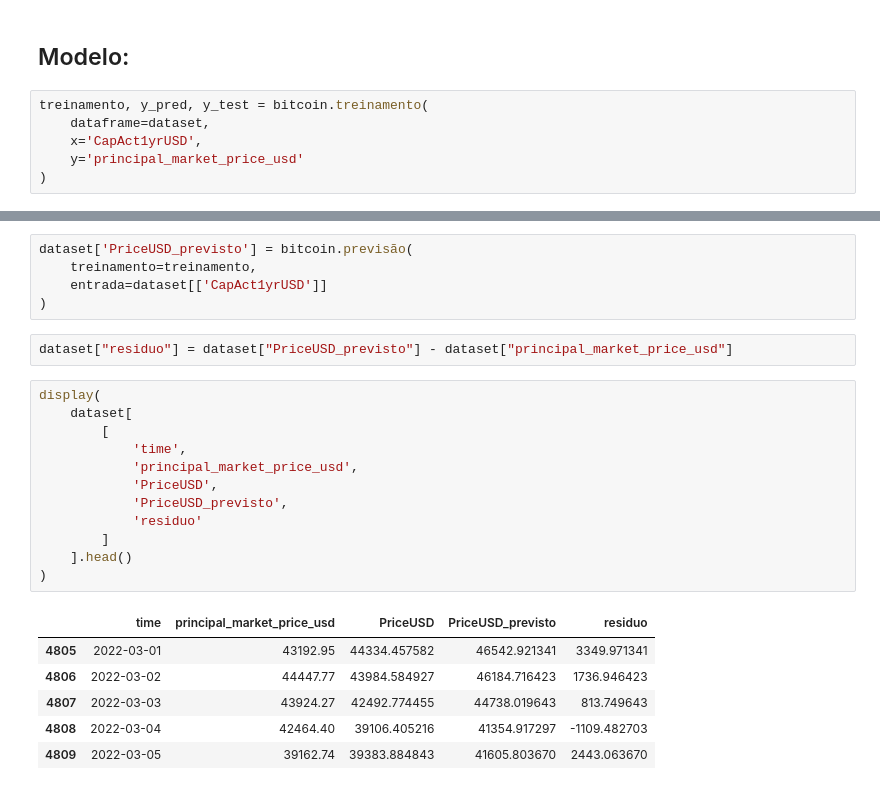
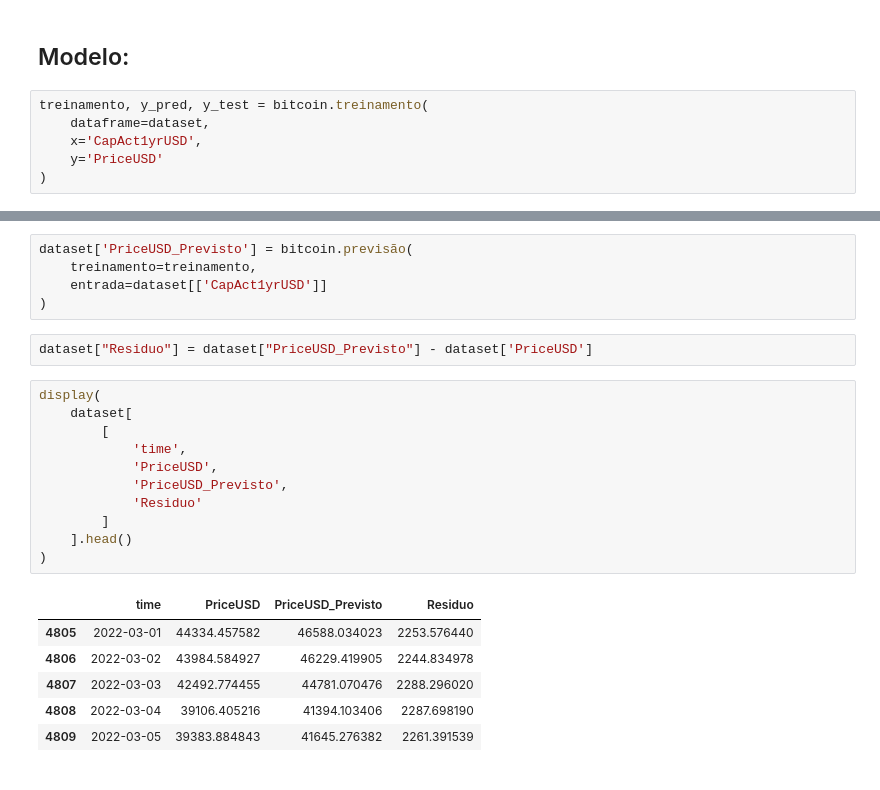
Before and after one commit to SamuelBarbosaDev/Bitcoin_Price_Prediction, a Jupyter notebook: core/core/main.ipynb, the cells around one changed output, grey strips where cells are left out. Saved outputs shown, nothing was run; the diff lists cells and outputs as text.

```diff
--- a/core/core/main.ipynb
+++ b/core/core/main.ipynb
@@ -295,6 +315,6 @@ bitcoin.gráfico_de_reta_linear(
 treinamento, y_pred, y_test = bitcoin.treinamento(
     dataframe=dataset,
     x='CapAct1yrUSD',
-    y='principal_market_price_usd'
+    y='PriceUSD'
 )
 # %% [output]
@@ -306,26 +326,25 @@ bitcoin.gráfico_de_linha_plot(y_pred=y_pred, y_true=y_test)
 # %%
-dataset['PriceUSD_previsto'] = bitcoin.previsão(
+dataset['PriceUSD_Previsto'] = bitcoin.previsão(
     treinamento=treinamento,
     entrada=dataset[['CapAct1yrUSD']]
 )
 # %%
-dataset["residuo"] = dataset["PriceUSD_previsto"] - dataset["principal_market_price_usd"]
+dataset["Residuo"] = dataset["PriceUSD_Previsto"] - dataset['PriceUSD']
 # %%
 display(
     dataset[
         [
             'time',
-            'principal_market_price_usd',
             'PriceUSD',
-            'PriceUSD_previsto',
-            'residuo'
+            'PriceUSD_Previsto',
+            'Residuo'
         ]
     ].head()
 )
 # %% [output]
-|  | time | principal_market_price_usd | PriceUSD | PriceUSD_previsto | residuo |
-| 4805 | 2022-03-01 | 43192.95 | 44334.457582 | 46542.921341 | 3349.971341 |
-| 4806 | 2022-03-02 | 44447.77 | 43984.584927 | 46184.716423 | 1736.946423 |
-| 4807 | 2022-03-03 | 43924.27 | 42492.774455 | 44738.019643 | 813.749643 |
-| 4808 | 2022-03-04 | 42464.40 | 39106.405216 | 41354.917297 | -1109.482703 |
-| 4809 | 2022-03-05 | 39162.74 | 39383.884843 | 41605.803670 | 2443.063670 |
+|  | time | PriceUSD | PriceUSD_Previsto | Residuo |
+| 4805 | 2022-03-01 | 44334.457582 | 46588.034023 | 2253.576440 |
+| 4806 | 2022-03-02 | 43984.584927 | 46229.419905 | 2244.834978 |
+| 4807 | 2022-03-03 | 42492.774455 | 44781.070476 | 2288.296020 |
+| 4808 | 2022-03-04 | 39106.405216 | 41394.103406 | 2287.698190 |
+| 4809 | 2022-03-05 | 39383.884843 | 41645.276382 | 2261.391539 |
```
Also changed, not shown: parts of 8 cells of this notebook, 1 other file.
